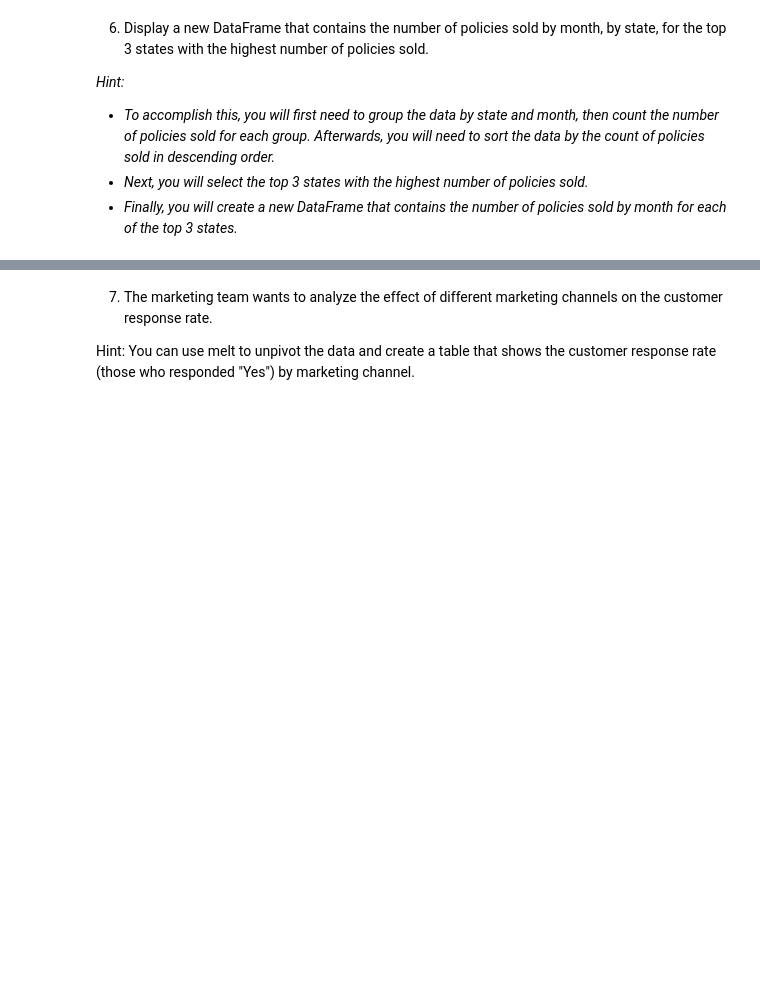
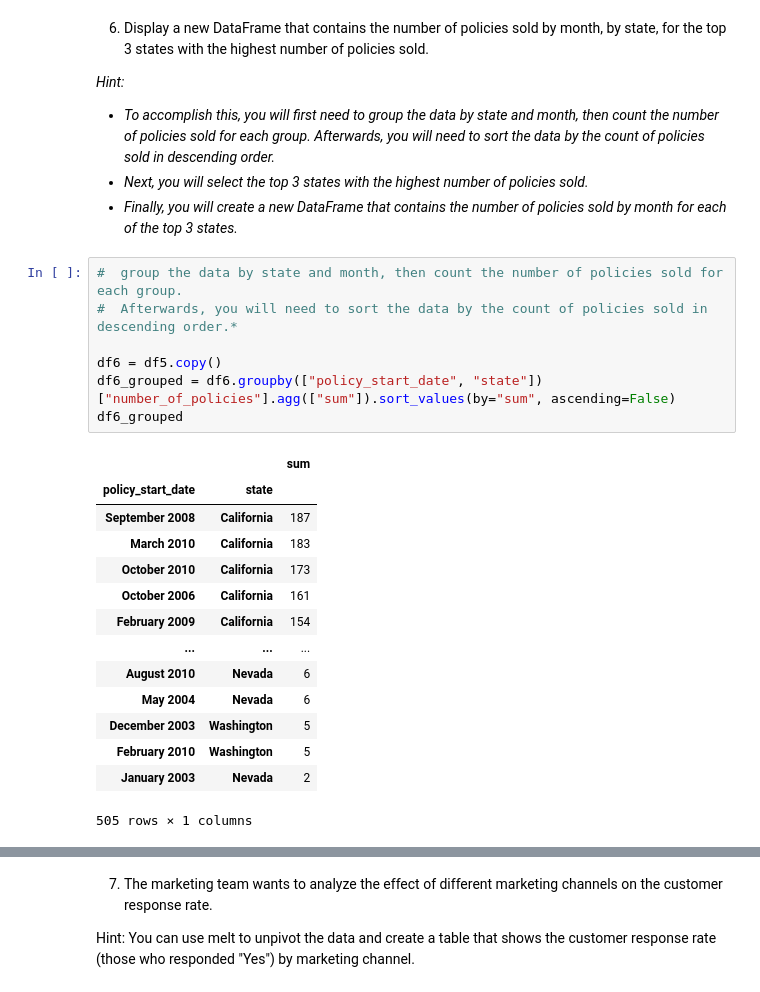
Before and after one commit to data-bootcamp-v4/lab-dw-data-aggregation-and-filtering, a Jupyter notebook: lab-dw-aggregating.ipynb, the cells around one changed output, grey strips where cells are left out. Cells and saved outputs as stored; diff of their text form; blank space fills up the shorter version.

```diff
--- a/lab-dw-aggregating.ipynb
+++ b/lab-dw-aggregating.ipynb
@@ -92,3 +140,25 @@ Name: policy_type, dtype: int64
 - *To accomplish this, you will first need to group the data by state and month, then count the number of policies sold for each group. Afterwards, you will need to sort the data by the count of policies sold in descending order.*
 - *Next, you will select the top 3 states with the highest number of policies sold.*
 - *Finally, you will create a new DataFrame that contains the number of policies sold by month for each of the top 3 states.*
+# %%
+#  group the data by state and month, then count the number of policies sold for each group.
+#  Afterwards, you will need to sort the data by the count of policies sold in descending order.*
+
+df6 = df5.copy()
+df6_grouped = df6.groupby(["policy_start_date", "state"])["number_of_policies"].agg(["sum"]).sort_values(by="sum", ascending=False)
+df6_grouped
+# %% [output]
+|  |  | sum |
+| policy_start_date | state |  |
+| September 2008 | California | 187 |
+| March 2010 | California | 183 |
+| October 2010 | California | 173 |
+| October 2006 | California | 161 |
+| February 2009 | California | 154 |
+| ... | ... | ... |
+| August 2010 | Nevada | 6 |
+| May 2004 | Nevada | 6 |
+| December 2003 | Washington | 5 |
+| February 2010 | Washington | 5 |
+| January 2003 | Nevada | 2 |
+505 rows × 1 columns
```
Also changed, not shown: parts of 7 cells of this notebook.
